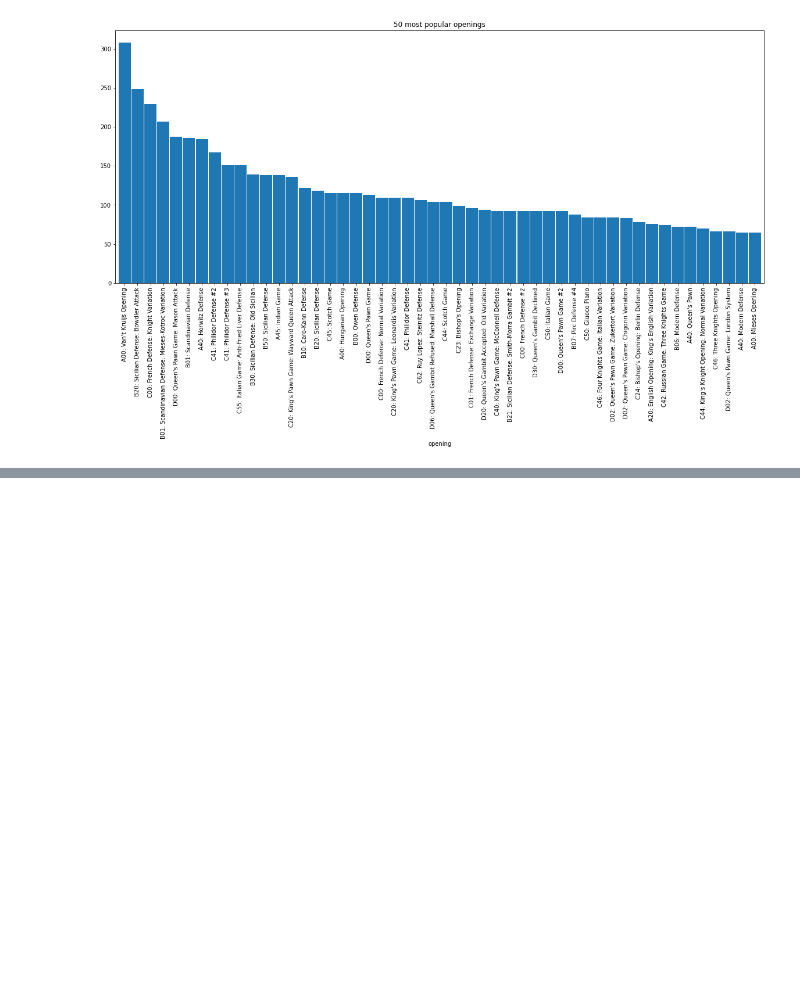
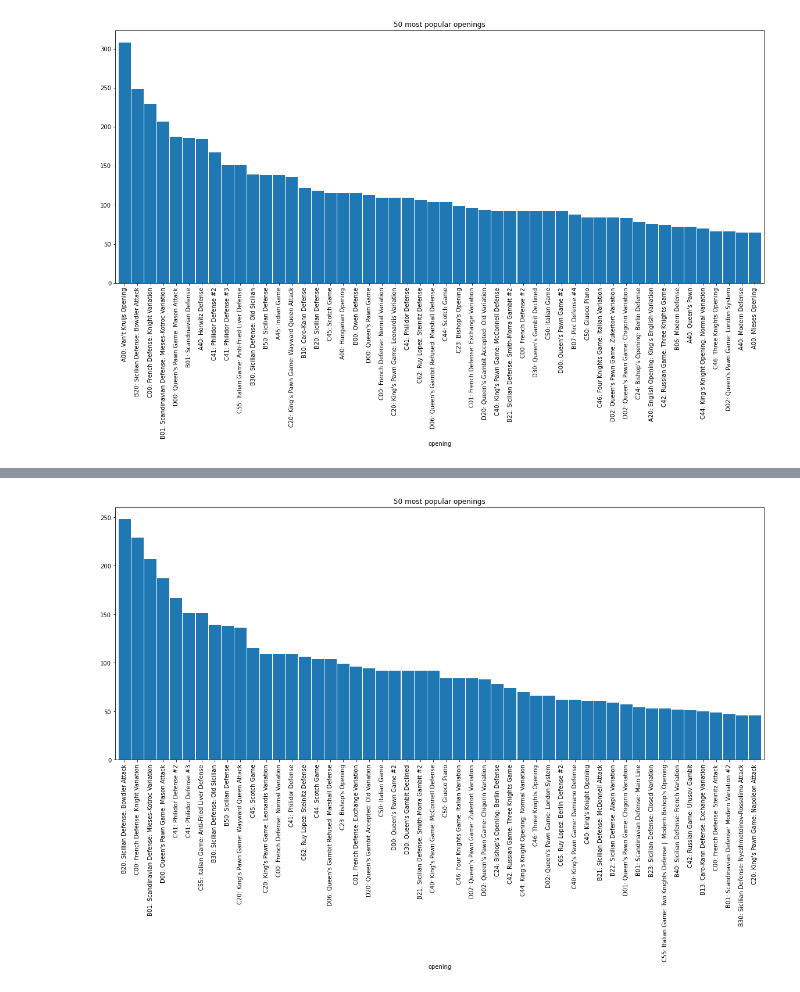
Before and after one commit to MrDVolk/chess, a Jupyter notebook: 1. dataset-analysis.ipynb, the cells around one changed output, grey strips where cells are left out. Saved outputs shown, nothing was run; the diff lists cells and outputs as text; code cells hidden in the pictures; blank space fills up the shorter version.

```diff
--- a/1. dataset-analysis.ipynb
+++ b/1. dataset-analysis.ipynb
@@ -134,0 +147,5 @@ with warnings.catch_warnings():
+# %%
+medium_sized_openings_df = rated_games_df[(rated_games_df['opening_ply'] > 2) & (rated_games_df['opening_ply'] < 8)]
+plot_popular_openings(medium_sized_openings_df)
+# %% [output]
+[figure, added]
```
Also changed, not shown: parts of 3 cells of this notebook, 1 other file.
